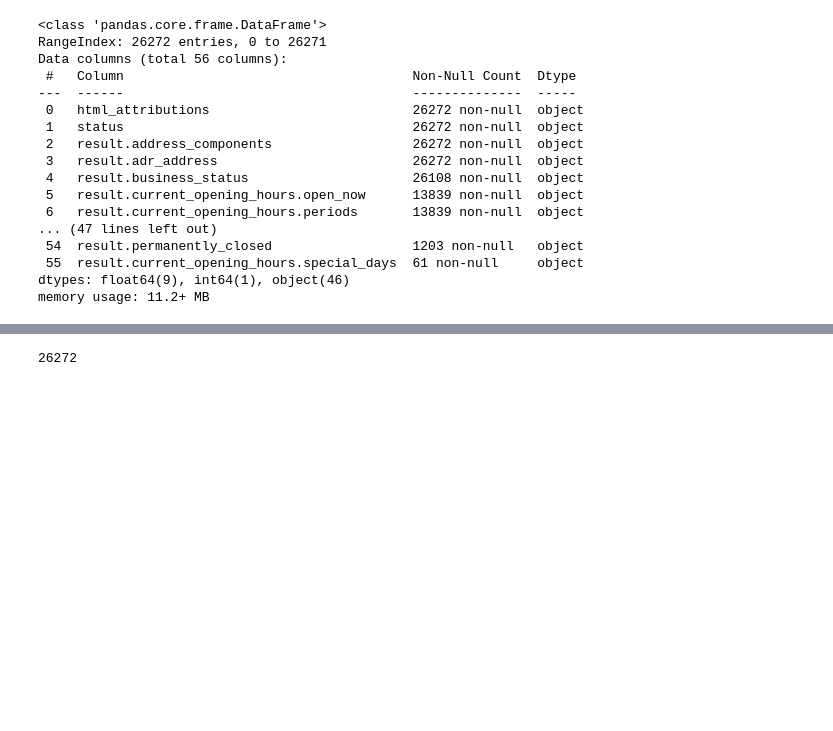
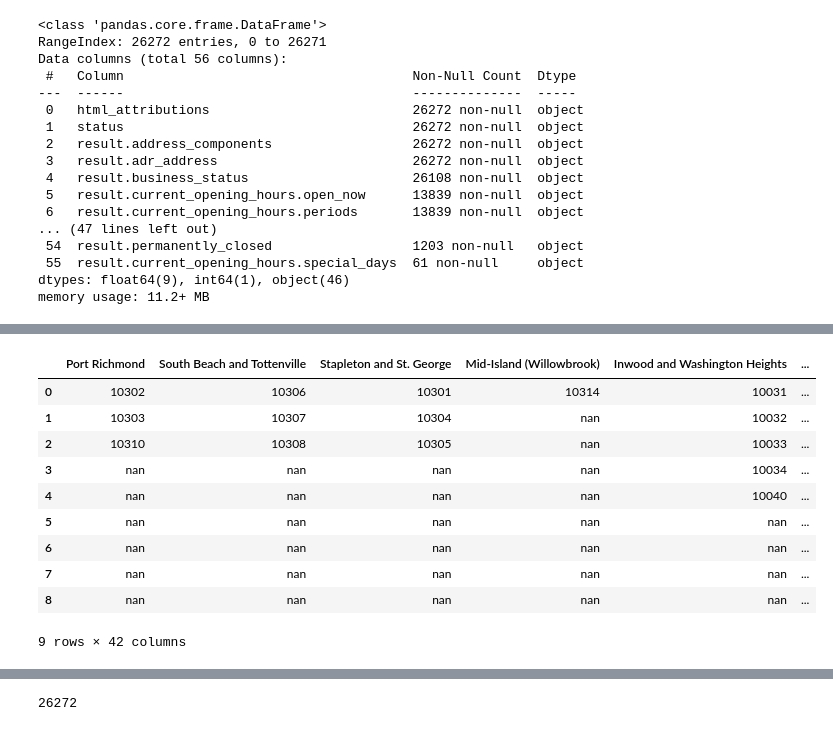
Before and after one commit to annleystanley/Midterm-Project, a Jupyter notebook: google_places_parsing.ipynb, the cells around one changed output, grey strips where cells are left out. Cells and saved outputs as stored; diff of their text form; code cells hidden in the pictures; blank space fills up the shorter version.

```diff
--- a/google_places_parsing.ipynb
+++ b/google_places_parsing.ipynb
@@ -187,0 +133,4 @@ addresses.shape[0]
+# %%
+# importing csvs of nyc neighbourhood info
+nyc_nb = pd.read_csv('nyc_neighbs.csv',encoding='cp1252')
+nyc_bo = pd.read_csv('nyc_boroughs.csv')
@@ -187,0 +167,19 @@ addresses.shape[0]
+# %%
+# converting numbers to strings so we can search using them as our substring value
+nyc_nb = nyc_nb.astype(str)
+# removing trailing '.0'
+nyc_nb = nyc_nb.stack().str.replace(r'\.0','').unstack()
+# %%
+nyc_nb
+# %% [output]
+|  | Port Richmond | South Beach and Tottenville | Stapleton and St. George | Mid-Island (Willowbrook) | Inwood and Washington Heights | ... |
+| 0 | 10302 | 10306 | 10301 | 10314 | 10031 | ... |
+| 1 | 10303 | 10307 | 10304 | nan | 10032 | ... |
+| 2 | 10310 | 10308 | 10305 | nan | 10033 | ... |
+| 3 | nan | nan | nan | nan | 10034 | ... |
+| 4 | nan | nan | nan | nan | 10040 | ... |
+| 5 | nan | nan | nan | nan | nan | ... |
+| 6 | nan | nan | nan | nan | nan | ... |
+| 7 | nan | nan | nan | nan | nan | ... |
+| 8 | nan | nan | nan | nan | nan | ... |
+9 rows × 42 columns
```
Also changed, not shown: parts of 59 cells of this notebook, 2 other files.
